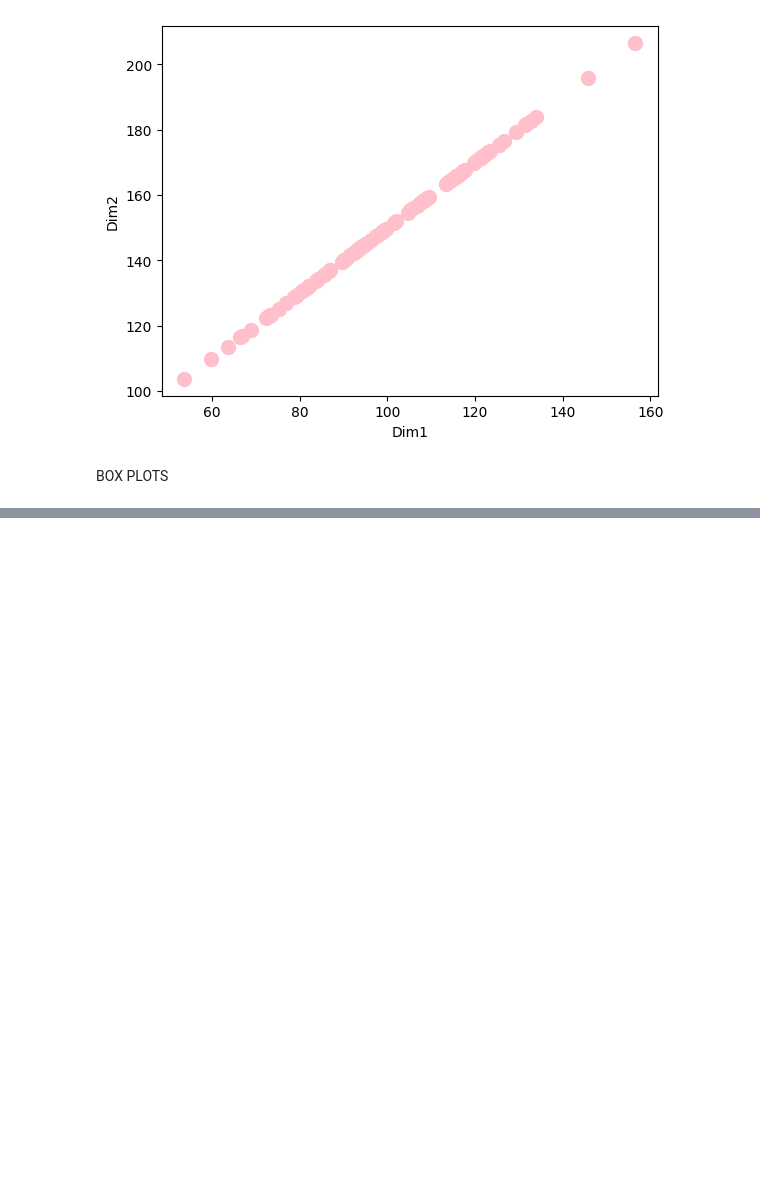
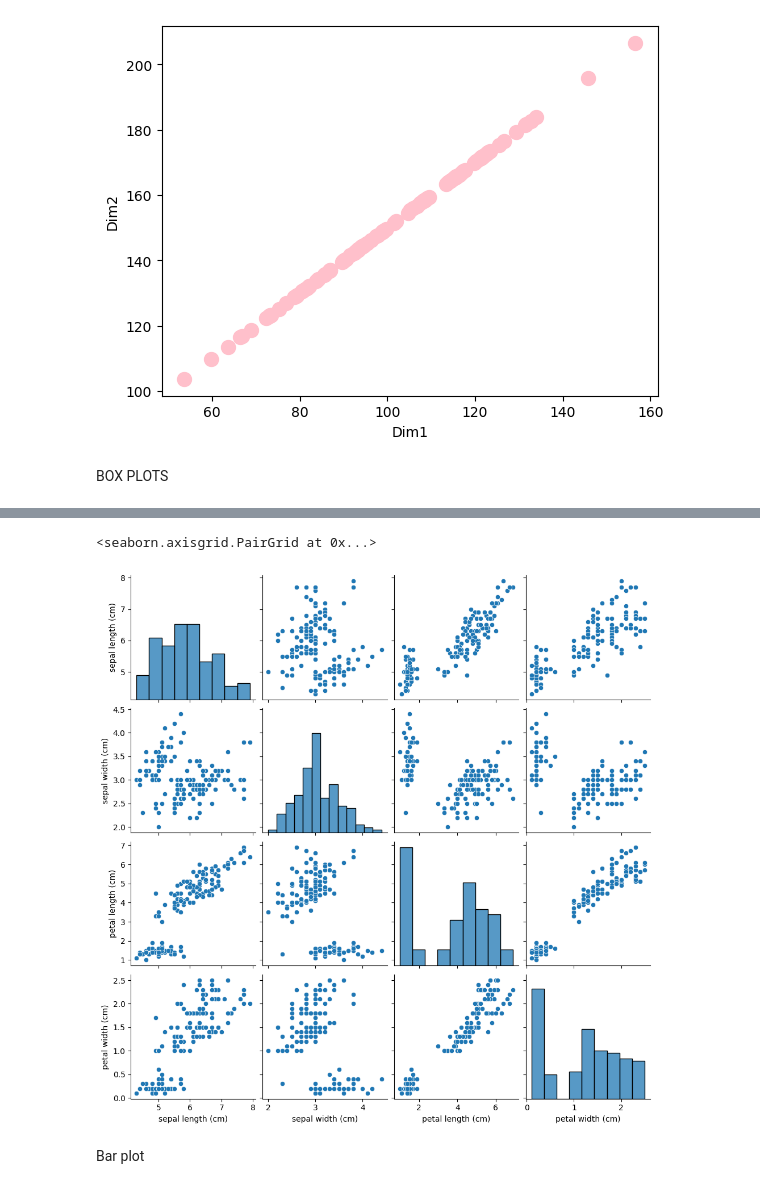
Before and after one commit to Hali2909/ExerciseNumpy, a Jupyter notebook: data_visualization/firstlesson.ipynb, the cells around one changed output, grey strips where cells are left out. Saved outputs shown, nothing was run; the diff lists cells and outputs as text; code cells hidden in the pictures; blank space fills up the shorter version.

```diff
--- a/data_visualization/firstlesson.ipynb
+++ b/data_visualization/firstlesson.ipynb
@@ -62,0 +84,3 @@ BOX PLOTS
+# %%
+from sklearn import datasets
+iris = pd.DataFrame(datasets.load_iris().data, columns=datasets.load_iris().feature_names)
@@ -62,0 +95,6 @@ BOX PLOTS
+# %%
+import seaborn as sns
+sns.pairplot(iris) #create a grid with the distribution of the features and the others features
+# %% [output]
+<seaborn.axisgrid.PairGrid at 0x...>
+[figure, added]
@@ -62,0 +103,2 @@ BOX PLOTS
+# %% [markdown]
+Bar plot
```
Also changed, not shown: parts of 5 cells of this notebook, 2 other files.
